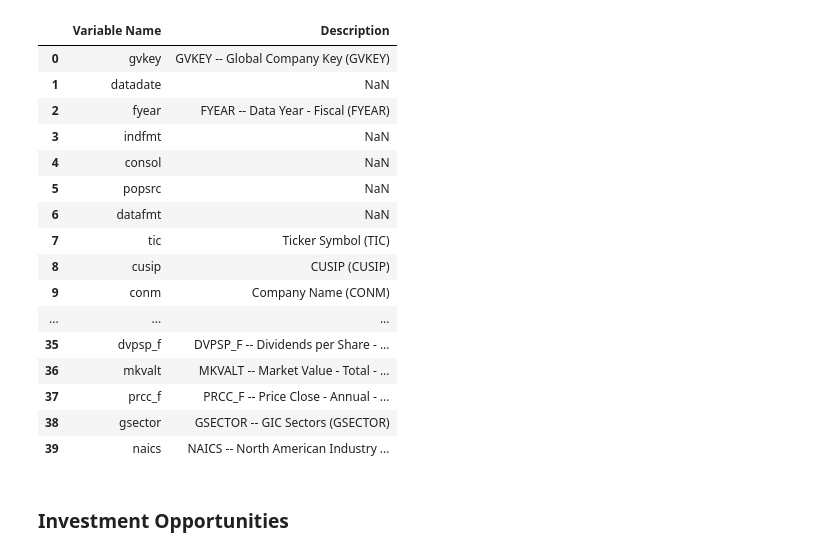
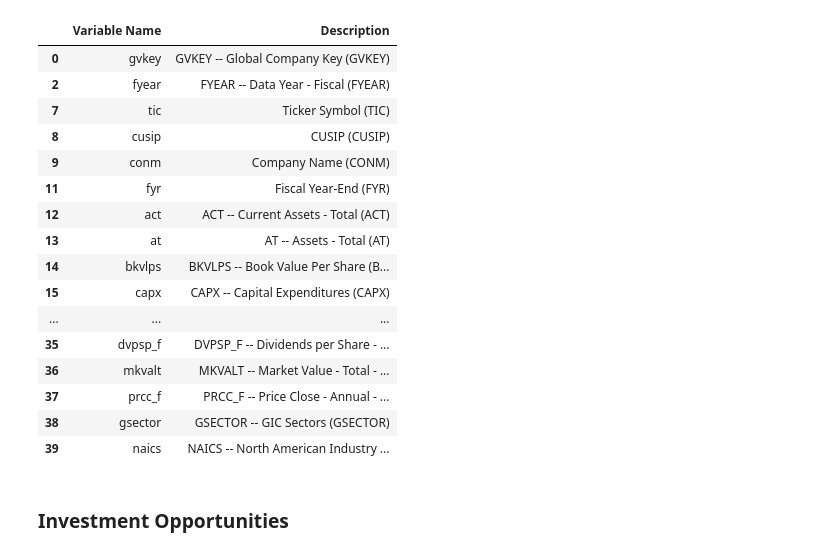
Before and after one commit to tobeybill/TISATAFL, a Jupyter notebook: 4_results/Firm_performance.ipynb, the cells around one changed output. Saved outputs shown, nothing was run; the diff lists cells and outputs as text; code cells hidden in the pictures.

```diff
--- a/4_results/Firm_performance.ipynb
+++ b/4_results/Firm_performance.ipynb
@@ -16,19 +16,20 @@ data_definitions = column_names.merge(data_desc,
                 indicator=False,
                 validate='1:1')
 # %%
+data_definitions = data_definitions.dropna()
 data_definitions
 # %% [output]
 |  | Variable Name | Description |
 | 0 | gvkey | GVKEY -- Global Company Key (GVKEY) |
-| 1 | datadate | NaN |
 | 2 | fyear | FYEAR -- Data Year - Fiscal (FYEAR) |
-| 3 | indfmt | NaN |
-| 4 | consol | NaN |
-| 5 | popsrc | NaN |
-| 6 | datafmt | NaN |
 | 7 | tic | Ticker Symbol (TIC) |
 | 8 | cusip | CUSIP (CUSIP) |
 | 9 | conm | Company Name (CONM) |
+| 11 | fyr | Fiscal Year-End (FYR) |
+| 12 | act | ACT -- Current Assets - Total (ACT) |
+| 13 | at | AT -- Assets - Total (AT) |
+| 14 | bkvlps | BKVLPS -- Book Value Per Share (B... |
+| 15 | capx | CAPX -- Capital Expenditures (CAPX) |
 | ... | ... | ... |
 | 35 | dvpsp_f | DVPSP_F -- Dividends per Share - ... |
 | 36 | mkvalt | MKVALT -- Market Value - Total - ... |
```
Also changed, not shown: parts of 1 cell of this notebook, 19 other files.
